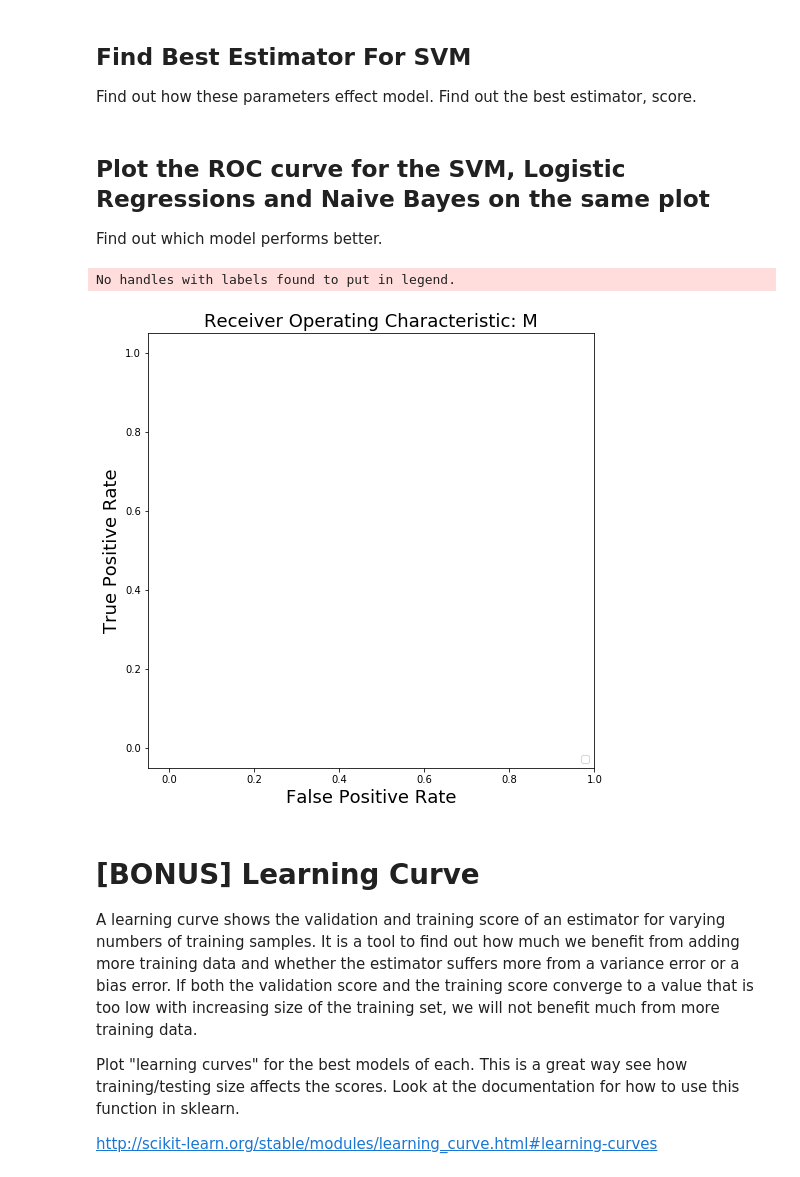
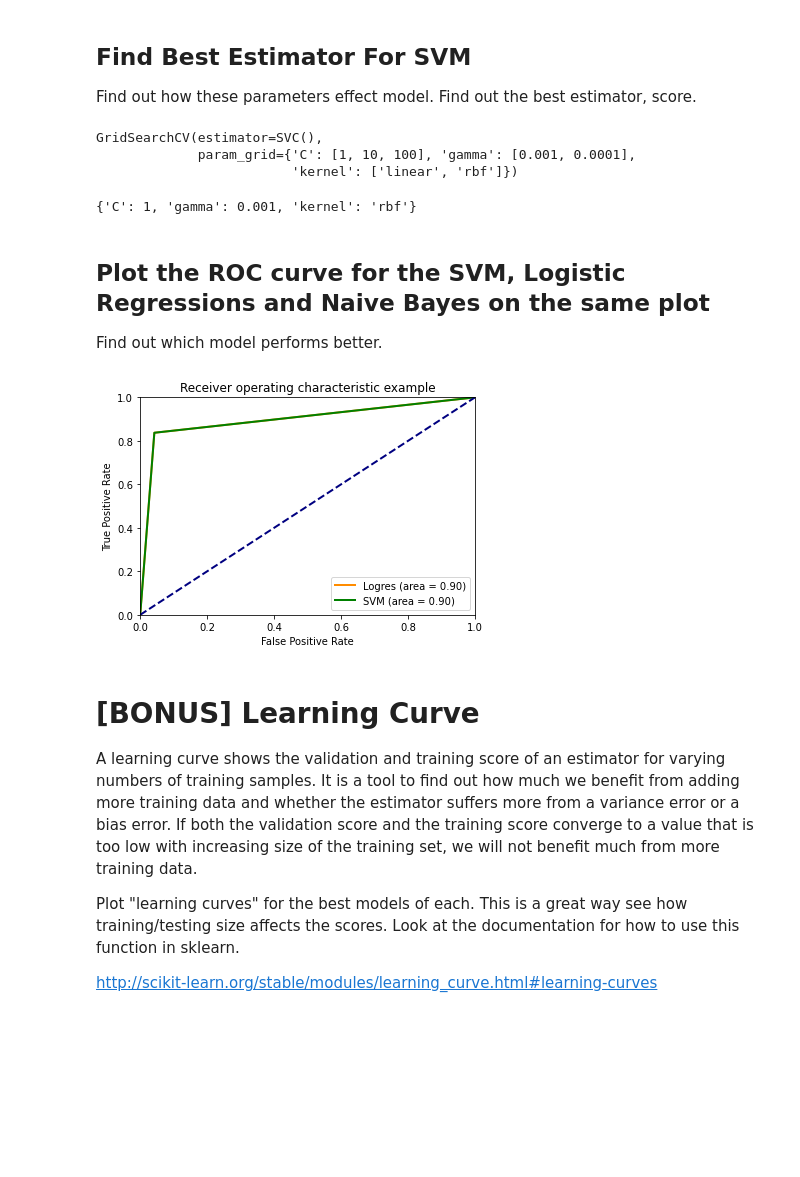
Before and after one commit to Zhouzhenjie09/IOD, a Jupyter notebook: 1_lab/mob5_lab/IOD_Lab 5.3.1.ipynb, the cells around one changed output. Saved outputs shown, nothing was run; the diff lists cells and outputs as text; code cells hidden in the pictures; blank space fills up the shorter version.

```diff
--- a/1_lab/mob5_lab/IOD_Lab 5.3.1.ipynb
+++ b/1_lab/mob5_lab/IOD_Lab 5.3.1.ipynb
@@ -339,9 +374,3 @@ Is there any difference between accuracy score of Logistic Regression and SVM? U
 > https://scikit-learn.org/stable/modules/grid_search.html#grid-search
 
 **Note:** It'll take time to execute this. After running the cell, wait for result.
-# %%
-X = df[['radius_mean', 'perimeter_mean', 'area_mean']]
-y = df['diagnosis']
-
-X_train, X_test, y_train, y_test = train_test_split(X, y2, test_size=0.20, random_state=42)
-logres.fit(X_train,y_train)
@@ -381,22 +430,52 @@ svc_params = {
     'gamma': [0.001, 0.0001],
     'kernel': ['linear','rbf']
 }
+# %%
+svc_search = GridSearchCV(SVC(), param_grid = svc_params)
+svc_search.fit(X_train, y_train)
+# %% [output]
+GridSearchCV(estimator=SVC(),
+             param_grid={'C': [1, 10, 100], 'gamma': [0.001, 0.0001],
+                         'kernel': ['linear', 'rbf']})
+# %%
+svc_search.best_params_
+# %% [output]
+{'C': 1, 'gamma': 0.001, 'kernel': 'rbf'}
 # %% [markdown]
 ## Plot the ROC curve for the SVM, Logistic Regressions and Naive Bayes on the same plot
 
 Find out which model performs better.
-# %%
-plt.figure(figsize=[8,8])
-plt.xlim([-0.05, 1.0])
-plt.ylim([-0.05, 1.05])
-plt.xlabel('False Positive Rate', fontsize=18)
-plt.ylabel('True Positive Rate', fontsize=18)
-plt.title('Receiver Operating Characteristic: M', fontsize=18)
-plt.legend(loc="lower right")
-plt.show()
-# %% [output]
-No handles with labels found to put in legend.
-[figure, removed]
+# %%
+# Generate the prediction values for each of the test observations using predict_proba() function rather than just predict
+preds_logres = logres.predict_proba(X_test)[:,1]
+preds_svm = svm_model.predict_proba(X_test)[:,1]
+
+
+# Store the false positive rate(fpr), true positive rate (tpr) in vectors for use in the graph
+fpr_logres, tpr_logres, _ = metrics.roc_curve(y_test, y_pred)
+fpr_svm, tpr_svm, _ = metrics.roc_curve(y_test, y_pred_svm)
+
+
+# Store the Area Under the Curve (AUC) so we can annotate our graph with theis metric
+roc_auc_logres = metrics.auc(fpr_logres, tpr_logres)
+roc_auc_svm = metrics.auc(fpr_svm, tpr_svm)
+
+
+# Plot the ROC Curve
+plt.figure()
+lw = 2
+plt.plot(fpr_logres, tpr_logres, color='darkorange', lw = lw, label = 'Logres (area = %0.2f)' % roc_auc_logres)
+plt.plot(fpr_svm, tpr_svm, color='green', lw = lw, label = 'SVM (area = %0.2f)' % roc_auc_svm)
+plt.plot([0, 1], [0, 1], color = 'navy', lw = lw, linestyle = '--')
+plt.xlim([0.0, 1.0])
+plt.ylim([0.0, 1.0])
+plt.xlabel('False Positive Rate')
+plt.ylabel('True Positive Rate')
+plt.title('Receiver operating characteristic example')
+plt.legend(loc = "lower right")
+plt.show()
+# %% [output]
+[figure, added]
 # %% [markdown]
 # [BONUS] Learning Curve
 
```
Also changed, not shown: parts of 25 cells of this notebook, 9 other files.
